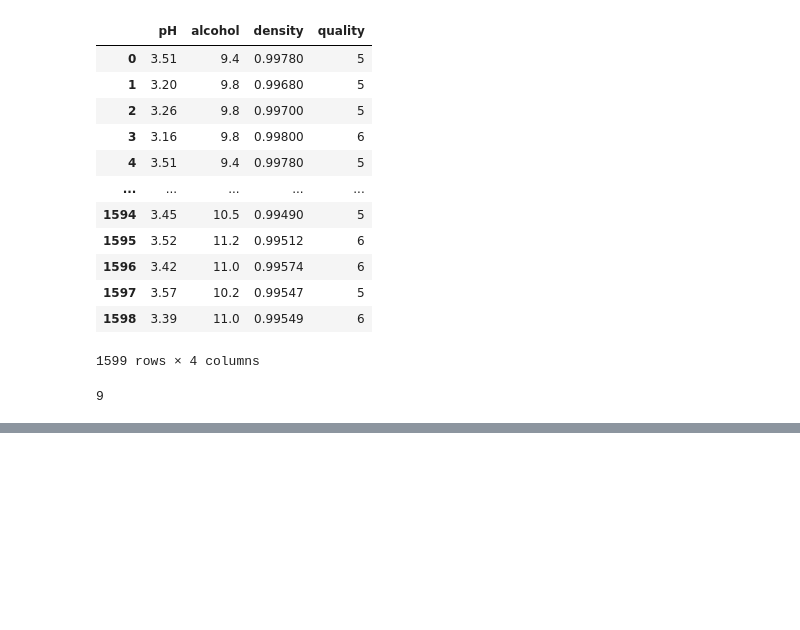
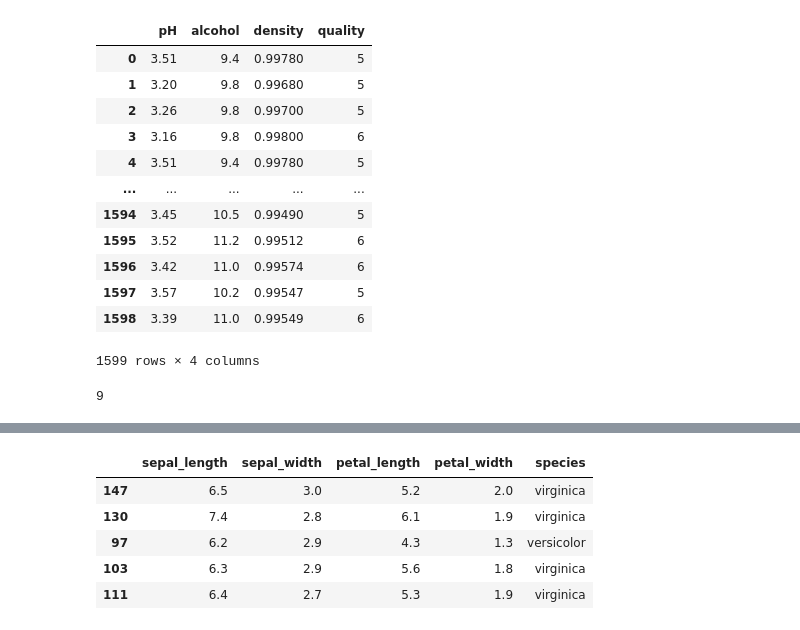
Before and after one commit to norzest/Python_basic, a Jupyter notebook: base/20210622/데이터분석.ipynb, the cells around one changed output, grey strips where cells are left out. Drawn from its saved outputs; the diff is of its cells as text; code cells hidden in the pictures; blank space fills up the shorter version.

```diff
--- a/base/20210622/Untitled.ipynb
+++ b/base/20210622/데이터분석.ipynb
@@ -214,0 +247,9 @@ new_red.dropna(how='any')
+# %%
+iris.sample(n=5)
+# %% [output]
+|  | sepal_length | sepal_width | petal_length | petal_width | species |
+| 147 | 6.5 | 3.0 | 5.2 | 2.0 | virginica |
+| 130 | 7.4 | 2.8 | 6.1 | 1.9 | virginica |
+| 97 | 6.2 | 2.9 | 4.3 | 1.3 | versicolor |
+| 103 | 6.3 | 2.9 | 5.6 | 1.8 | virginica |
+| 111 | 6.4 | 2.7 | 5.3 | 1.9 | virginica |
```
Also changed, not shown: parts of 8 cells of this notebook, 10 other files.
